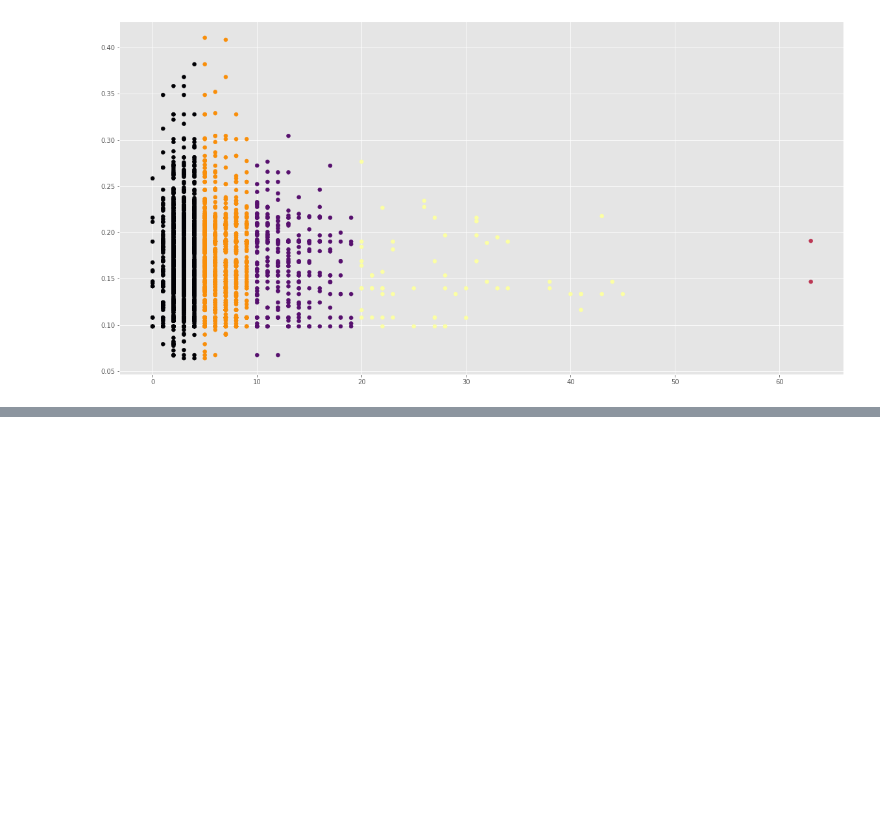
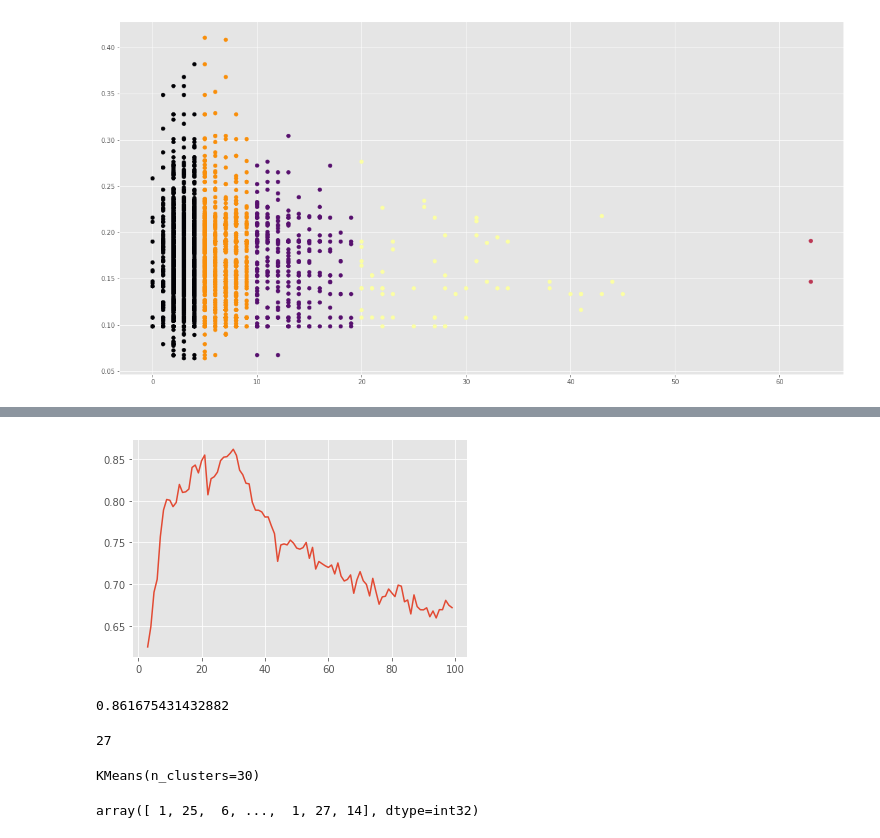
Before and after one commit to BeeData-USP/usp-vs-ufmg, a Jupyter notebook: tutss/cenario_expansao.ipynb, the cells around one changed output, grey strips where cells are left out. Saved outputs shown, nothing was run; the diff lists cells and outputs as text; code cells hidden in the pictures; blank space fills up the shorter version.

```diff
--- a/tutss/cenario_expansao.ipynb
+++ b/tutss/cenario_expansao.ipynb
@@ -178,0 +261,6 @@ plt.scatter(ljs_atuais['feature_06'], ljs_atuais['feature_07'], cmap='inferno',
+# %%
+X.drop('feature_02', axis=1, inplace=True)
+X.drop('feature_05', axis=1, inplace=True)
+
+ljs_common.drop('feature_02', axis=1, inplace=True)
+ljs_common.drop('feature_05', axis=1, inplace=True)
@@ -178,0 +285,3 @@ plt.scatter(ljs_atuais['feature_06'], ljs_atuais['feature_07'], cmap='inferno',
+# %%
+columns_in_common = set(ljs_common.columns).intersection(set(X.columns))
+columns_in_common
@@ -178,0 +306,22 @@ plt.scatter(ljs_atuais['feature_06'], ljs_atuais['feature_07'], cmap='inferno',
+# %%
+X = X[list(columns_in_common)]
+ljs_common = ljs_common[list(columns_in_common)]
+# %%
+n_clusters = range(3, 100)
+models = list()
+scores = list()
+for n_cluster in tqdm(n_clusters):
+    kmeans = KMeans(n_clusters=n_cluster)
+    models.append(kmeans)
+    kmeans.fit(X)
+    y_hat = kmeans.predict(ljs_common)
+    sscore = silhouette_score(ljs_common, y_hat)
+    scores.append(sscore)
+# %%
+plt.plot(n_clusters, scores);
+# %% [output]
+[figure, added]
+# %%
+max(scores)
+# %% [output]
+0.861675431432882
@@ -178,0 +330,15 @@ plt.scatter(ljs_atuais['feature_06'], ljs_atuais['feature_07'], cmap='inferno',
+# %%
+scores.argmax()
+# %% [output]
+27
+# %%
+models[27]
+# %% [output]
+KMeans(n_clusters=30)
+# %%
+kmeans = KMeans(n_clusters=30)
+kmeans.fit(X)
+y_hat = kmeans.predict(ljs_common)
+y_hat
+# %% [output]
+array([ 1, 25,  6, ...,  1, 27, 14], dtype=int32)
```
Also changed, not shown: parts of 21 cells of this notebook.
